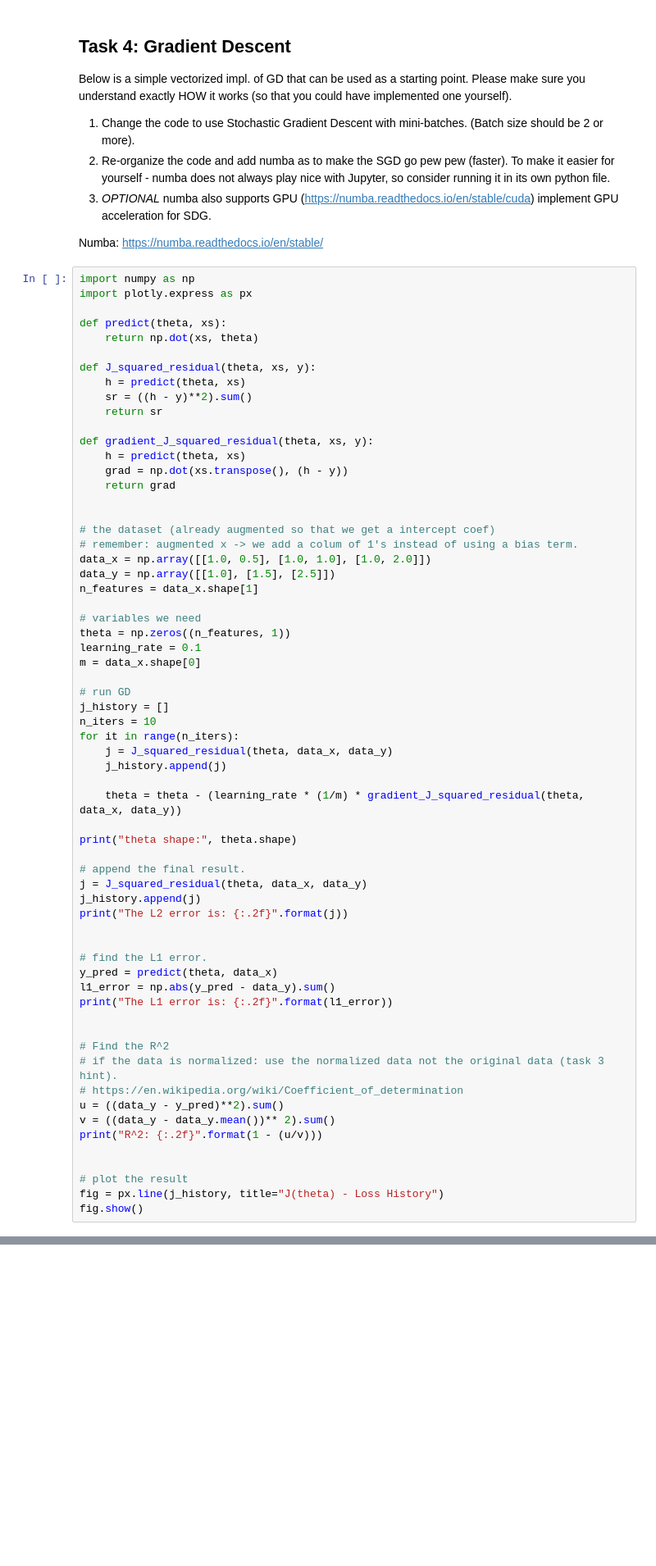
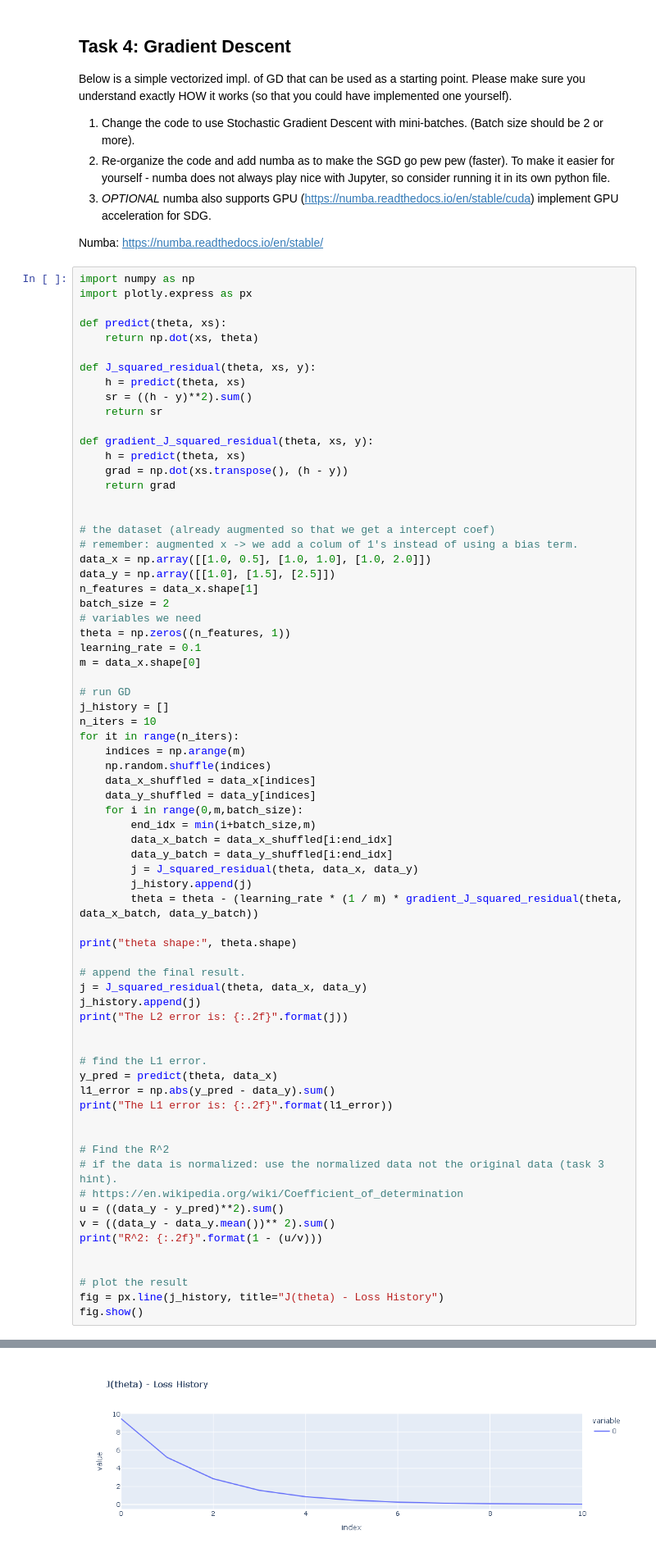
Before and after one commit to valiantlynx/DashEstate, a Jupyter notebook: handin2_v1.ipynb, the cells around one changed output, grey strips where cells are left out. Shown at 82% size. Saved outputs shown, nothing was run; the diff lists cells and outputs as text; blank space fills up the shorter version.

```diff
--- a/handin2_v1.ipynb
+++ b/handin2_v1.ipynb
@@ -381,7 +385,7 @@ def gradient_J_squared_residual(theta, xs, y):
 data_x = np.array([[1.0, 0.5], [1.0, 1.0], [1.0, 2.0]])
 data_y = np.array([[1.0], [1.5], [2.5]])
 n_features = data_x.shape[1]
-
+batch_size = 2
 # variables we need
 theta = np.zeros((n_features, 1))
 learning_rate = 0.1
@@ -391,10 +395,17 @@ m = data_x.shape[0]
 j_history = []
 n_iters = 10
 for it in range(n_iters):
-    j = J_squared_residual(theta, data_x, data_y)
-    j_history.append(j)
-
-    theta = theta - (learning_rate * (1/m) * gradient_J_squared_residual(theta, data_x, data_y))
+    indices = np.arange(m)
+    np.random.shuffle(indices)
+    data_x_shuffled = data_x[indices]
+    data_y_shuffled = data_y[indices]
+    for i in range(0,m,batch_size):
+        end_idx = min(i+batch_size,m)
+        data_x_batch = data_x_shuffled[i:end_idx]
+        data_y_batch = data_y_shuffled[i:end_idx]
+        j = J_squared_residual(theta, data_x, data_y)
+        j_history.append(j)
+        theta = theta - (learning_rate * (1 / m) * gradient_J_squared_residual(theta, data_x_batch, data_y_batch))
 
 print("theta shape:", theta.shape)
 
@@ -430,3 +440,4 @@ R^2: 0.97
+[figure, added]
 # %% [markdown]
 # KKD Real Estate
 
```
Also changed, not shown: parts of 6 cells of this notebook, 5 other files.
